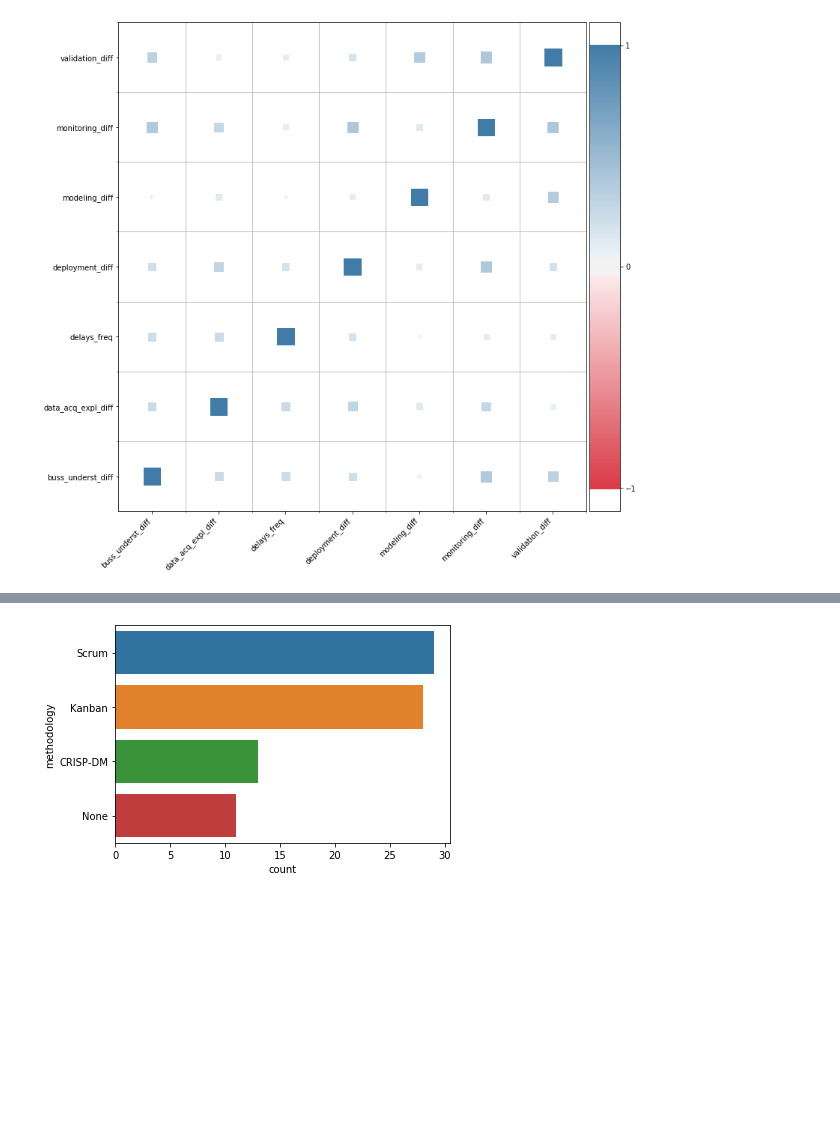
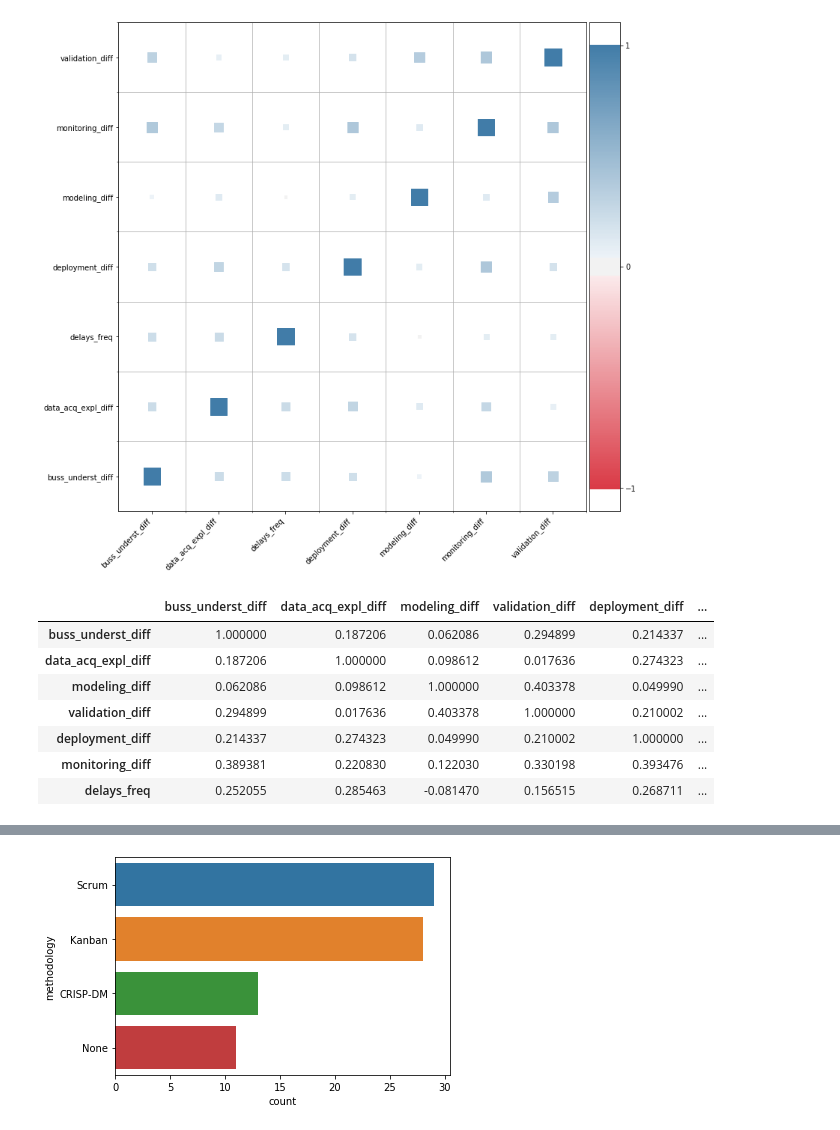
Before and after one commit to welberthdouglas/DS_projects_survey, a Jupyter notebook: EDA_survey.ipynb, the cells around one changed output, grey strips where cells are left out. Drawn from its saved outputs; the diff is of its cells as text; code cells hidden in the pictures; blank space fills up the shorter version.

Commit message:
add pvalues and spearman corr

```diff
--- a/EDA_survey.ipynb
+++ b/EDA_survey.ipynb
@@ -69,3 +84,14 @@ sns.pairplot(data.iloc[:,:7]);
 corr_heatmap(data.iloc[:,:7])
 # %% [output]
 [figure]
+# %%
+data.iloc[:,:7].corr(method='spearman')
+# %% [output]
+|  | buss_underst_diff | data_acq_expl_diff | modeling_diff | validation_diff | deployment_diff | ... |
+| buss_underst_diff | 1.000000 | 0.187206 | 0.062086 | 0.294899 | 0.214337 | ... |
+| data_acq_expl_diff | 0.187206 | 1.000000 | 0.098612 | 0.017636 | 0.274323 | ... |
+| modeling_diff | 0.062086 | 0.098612 | 1.000000 | 0.403378 | 0.049990 | ... |
+| validation_diff | 0.294899 | 0.017636 | 0.403378 | 1.000000 | 0.210002 | ... |
+| deployment_diff | 0.214337 | 0.274323 | 0.049990 | 0.210002 | 1.000000 | ... |
+| monitoring_diff | 0.389381 | 0.220830 | 0.122030 | 0.330198 | 0.393476 | ... |
+| delays_freq | 0.252055 | 0.285463 | -0.081470 | 0.156515 | 0.268711 | ... |
```
Also changed, not shown: parts of 24 cells of this notebook, 1 other file.
